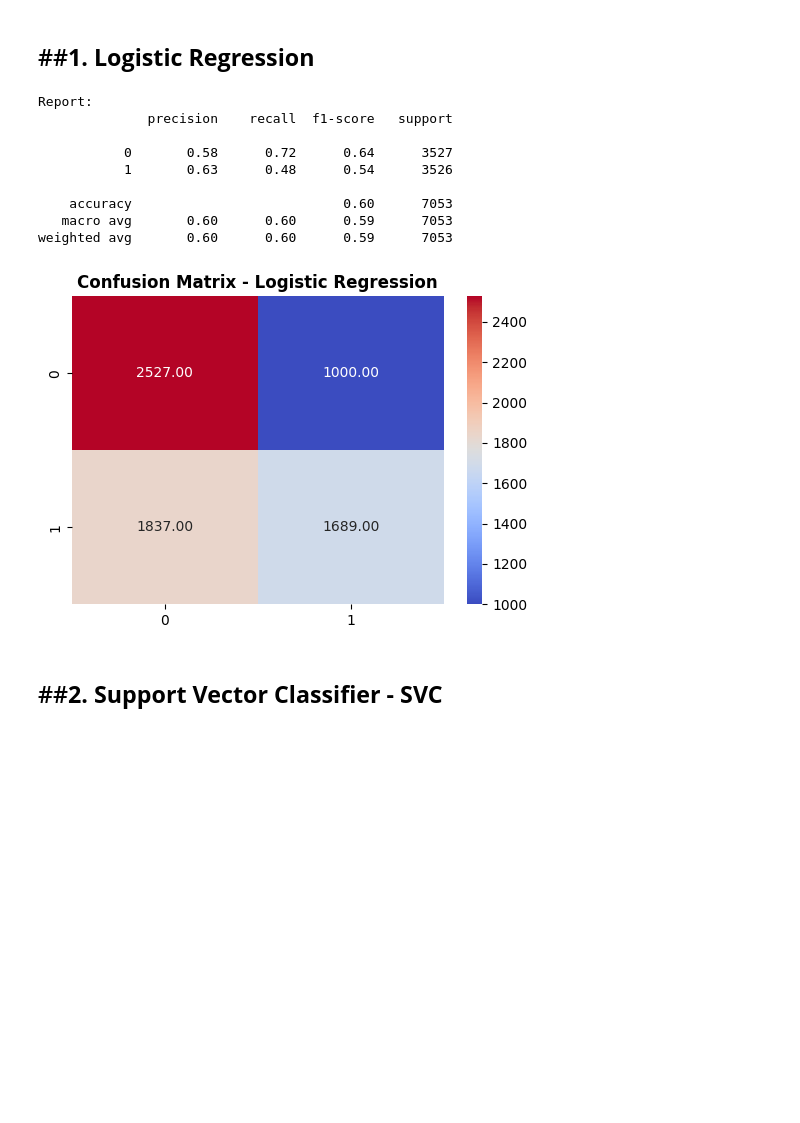
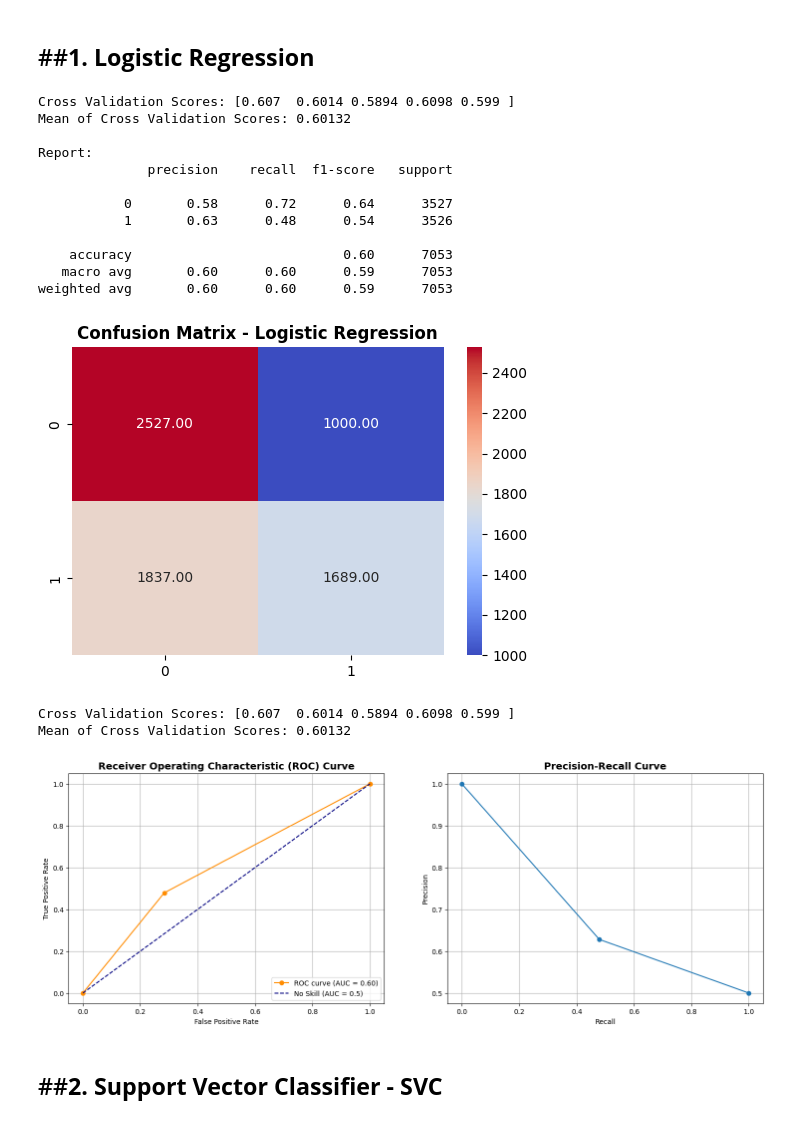
Before and after one commit to comradelouis-ftj/Patient-Readmission-Analysis, a Jupyter notebook: DA_patient_readmission_no3.ipynb, the cells around one changed output. Cells and saved outputs as stored; diff of their text form; code cells hidden in the pictures; blank space fills up the shorter version.

Commit message:
Added cross-validation, ROC, precision-recall

```diff
--- a/DA_patient_readmission_no3.ipynb
+++ b/DA_patient_readmission_no3.ipynb
@@ -613,6 +613,12 @@ x_test_scaled = scaler.transform(x_test)
 # %%
 model = LogisticRegression(max_iter=5000, random_state=42)
 model.fit(x_train_scaled, y_train)
+
+kfold = KFold(n_splits=5, shuffle=True, random_state=42)
+cross_val = cross_val_score(model, x, y, cv=kfold, scoring='accuracy')
+
+print(f'Cross Validation Scores: {cross_val}')
+print(f'Mean of Cross Validation Scores: {cross_val.mean()}\n')
 
 y_pred = model.predict(x_test_scaled)
 report = classification_report(y_test, y_pred)
@@ -624,6 +630,9 @@ sns.heatmap(cm, annot=True, cmap='coolwarm', fmt='.2f')
 plt.title('Confusion Matrix - Logistic Regression', fontsize=12, fontweight='bold')
 plt.show()
 # %% [output]
+Cross Validation Scores: [0.607  0.6014 0.5894 0.6098 0.599 ]
+Mean of Cross Validation Scores: 0.60132
+
 Report:
               precision    recall  f1-score   support
 
@@ -634,6 +643,40 @@ Report:
    macro avg       0.60      0.60      0.59      7053
 weighted avg       0.60      0.60      0.59      7053
 [figure]
+# %%
+kfold = KFold(n_splits=5, shuffle=True, random_state=42)
+cross_val = cross_val_score(model, x, y, cv=kfold, scoring='accuracy')
+
+print(f'Cross Validation Scores: {cross_val}')
+print(f'Mean of Cross Validation Scores: {cross_val.mean()}\n')
+# %% [output]
+Cross Validation Scores: [0.607  0.6014 0.5894 0.6098 0.599 ]
+Mean of Cross Validation Scores: 0.60132
+# %%
+fpr, tpr, threshold = roc_curve(y_test, y_pred)
+roc_auc = auc(fpr, tpr)
+precision, recall, threshold = precision_recall_curve(y_test, y_pred)
+
+plt.figure(figsize=(18, 6))
+
+plt.subplot(1, 2, 1)
+plt.plot(fpr, tpr, color='darkorange', marker='o', label=f'ROC curve (AUC = {roc_auc:.2f})')
+plt.plot([0, 1], [0, 1], color='navy', linestyle='--', label='No Skill (AUC = 0.5)')
+plt.xlabel('False Positive Rate')
+plt.ylabel('True Positive Rate')
+plt.title('Receiver Operating Characteristic (ROC) Curve', fontsize=14, fontweight='bold')
+plt.legend(loc="lower right")
+plt.grid(True)
+
+plt.subplot(1, 2, 2)
+plt.plot(recall, precision, marker='o')
+plt.xlabel('Recall')
+plt.ylabel('Precision')
+plt.title('Precision-Recall Curve', fontsize=14, fontweight='bold')
+plt.grid(True)
+plt.show()
+# %% [output]
+[figure, added]
 # %% [markdown]
 ##**2. Support Vector Classifier - SVC**
 ---
```
Also changed, not shown: parts of 7 cells of this notebook, 1 other file.
